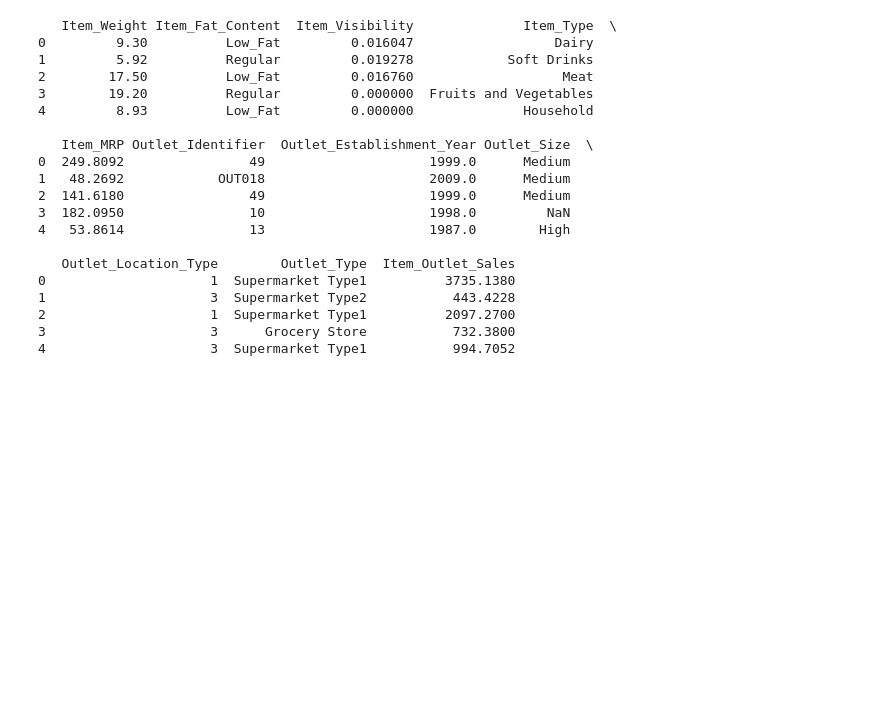
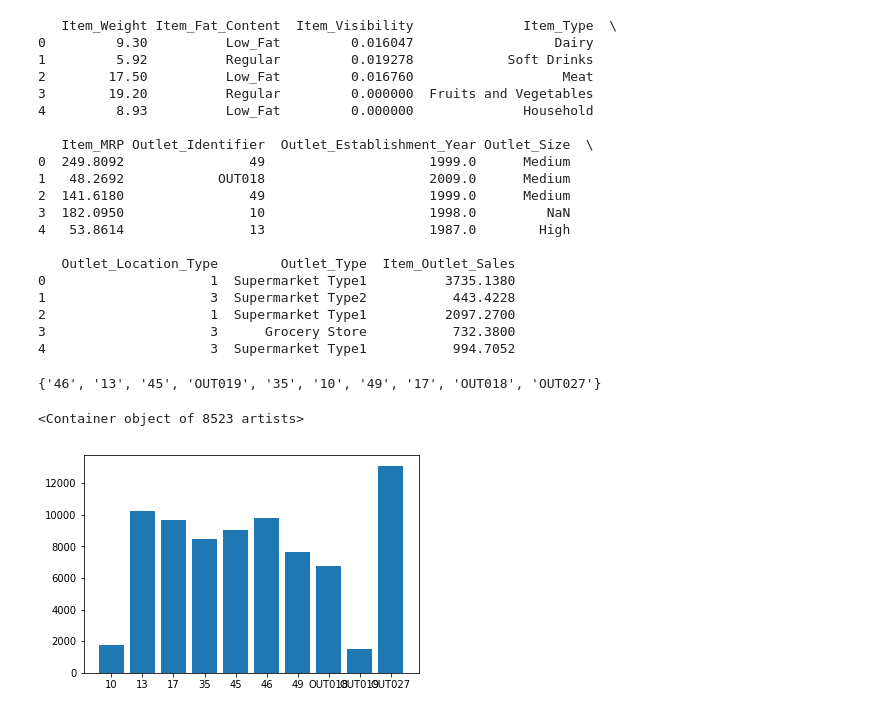
Before and after one commit to alishan-kaisani/BigMart-Data-Analysis, a Jupyter notebook: BigMart_Visualizations.ipynb, the cells around one changed output. Drawn from its saved outputs; the diff is of its cells as text; code cells hidden in the pictures; blank space fills up the shorter version.

```diff
--- a/BigMart_Visualizations.ipynb
+++ b/BigMart_Visualizations.ipynb
@@ -310,3 +310,12 @@ print(df.head())
 2                     1  Supermarket Type1          2097.2700
 3                     3      Grocery Store           732.3800
 4                     3  Supermarket Type1           994.7052
+# %%
+# Bar chart for Item_Outlet_Sales vs. Outlet_Identifier
+
+print(set(df["Outlet_Identifier"]))
+plt.bar(df["Outlet_Identifier"], df["Item_Outlet_Sales"], align="center")
+# %% [output]
+{'46', '13', '45', 'OUT019', '35', '10', '49', '17', 'OUT018', 'OUT027'}
+<Container object of 8523 artists>
+[figure, added]
```
Also changed, not shown: parts of 5 cells of this notebook.
